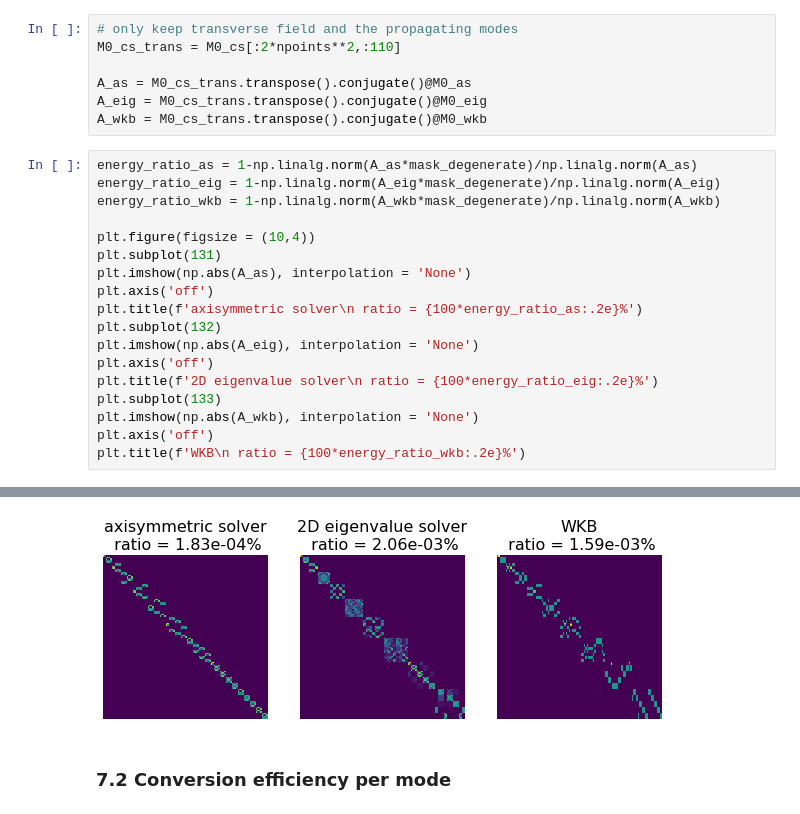
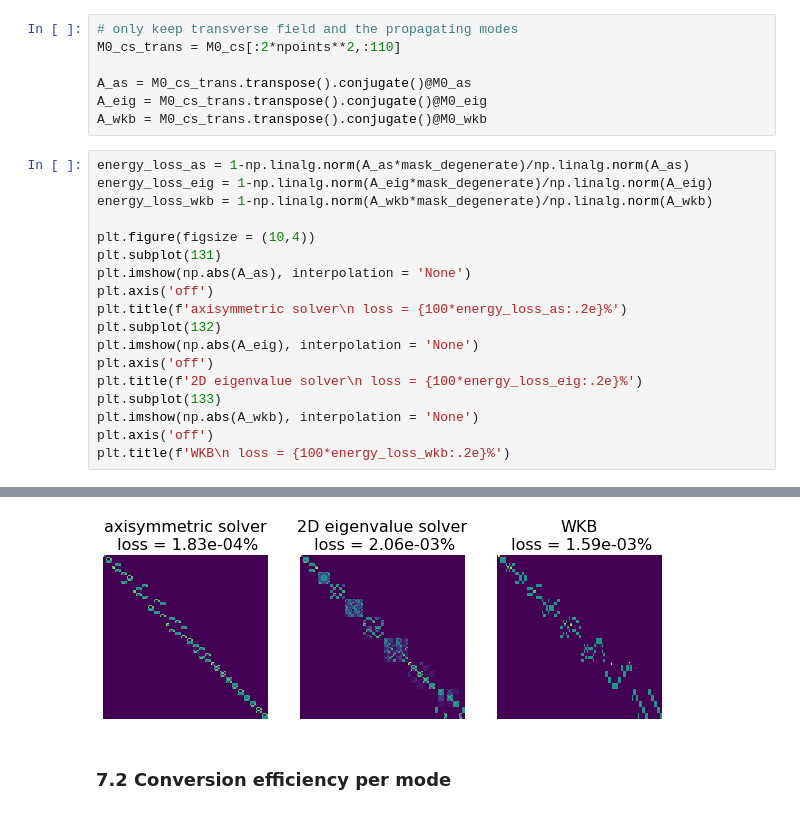
Before and after one commit to wavefrontshaping/WFS.net, a Jupyter notebook: MMF/benchmark_GRIN_comsol.ipynb, the cells around one changed output, grey strips where cells are left out. Cells and saved outputs as stored; diff of their text form.

```diff
--- a/MMF/benchmark_GRIN_comsol.ipynb
+++ b/MMF/benchmark_GRIN_comsol.ipynb
@@ -354,21 +354,21 @@ A_as = M0_cs_trans.transpose().conjugate()@M0_as
 A_eig = M0_cs_trans.transpose().conjugate()@M0_eig
 A_wkb = M0_cs_trans.transpose().conjugate()@M0_wkb
 # %%
-energy_ratio_as = 1-np.linalg.norm(A_as*mask_degenerate)/np.linalg.norm(A_as)
-energy_ratio_eig = 1-np.linalg.norm(A_eig*mask_degenerate)/np.linalg.norm(A_eig)
-energy_ratio_wkb = 1-np.linalg.norm(A_wkb*mask_degenerate)/np.linalg.norm(A_wkb)
+energy_loss_as = 1-np.linalg.norm(A_as*mask_degenerate)/np.linalg.norm(A_as)
+energy_loss_eig = 1-np.linalg.norm(A_eig*mask_degenerate)/np.linalg.norm(A_eig)
+energy_loss_wkb = 1-np.linalg.norm(A_wkb*mask_degenerate)/np.linalg.norm(A_wkb)
 
 plt.figure(figsize = (10,4))
 plt.subplot(131)
 plt.imshow(np.abs(A_as), interpolation = 'None')
 plt.axis('off')
-plt.title(f'axisymmetric solver\n ratio = {100*energy_ratio_as:.2e}%')
+plt.title(f'axisymmetric solver\n loss = {100*energy_loss_as:.2e}%')
 plt.subplot(132)
 plt.imshow(np.abs(A_eig), interpolation = 'None')
 plt.axis('off')
-plt.title(f'2D eigenvalue solver\n ratio = {100*energy_ratio_eig:.2e}%')
+plt.title(f'2D eigenvalue solver\n loss = {100*energy_loss_eig:.2e}%')
 plt.subplot(133)
 plt.imshow(np.abs(A_wkb), interpolation = 'None')
 plt.axis('off')
-plt.title(f'WKB\n ratio = {100*energy_ratio_wkb:.2e}%')
+plt.title(f'WKB\n loss = {100*energy_loss_wkb:.2e}%')
 # %% [output]
@@ -376,4 +376,4 @@ Text(0.5, 1.0, 'WKB\n ratio = 1.59e-03%')
-[figure, old version]
+[figure, new version]
 # %% [markdown]
 ### 7.2 Conversion efficiency per mode
 # %% [markdown]
```
Also changed, not shown: parts of 1 cell of this notebook.
